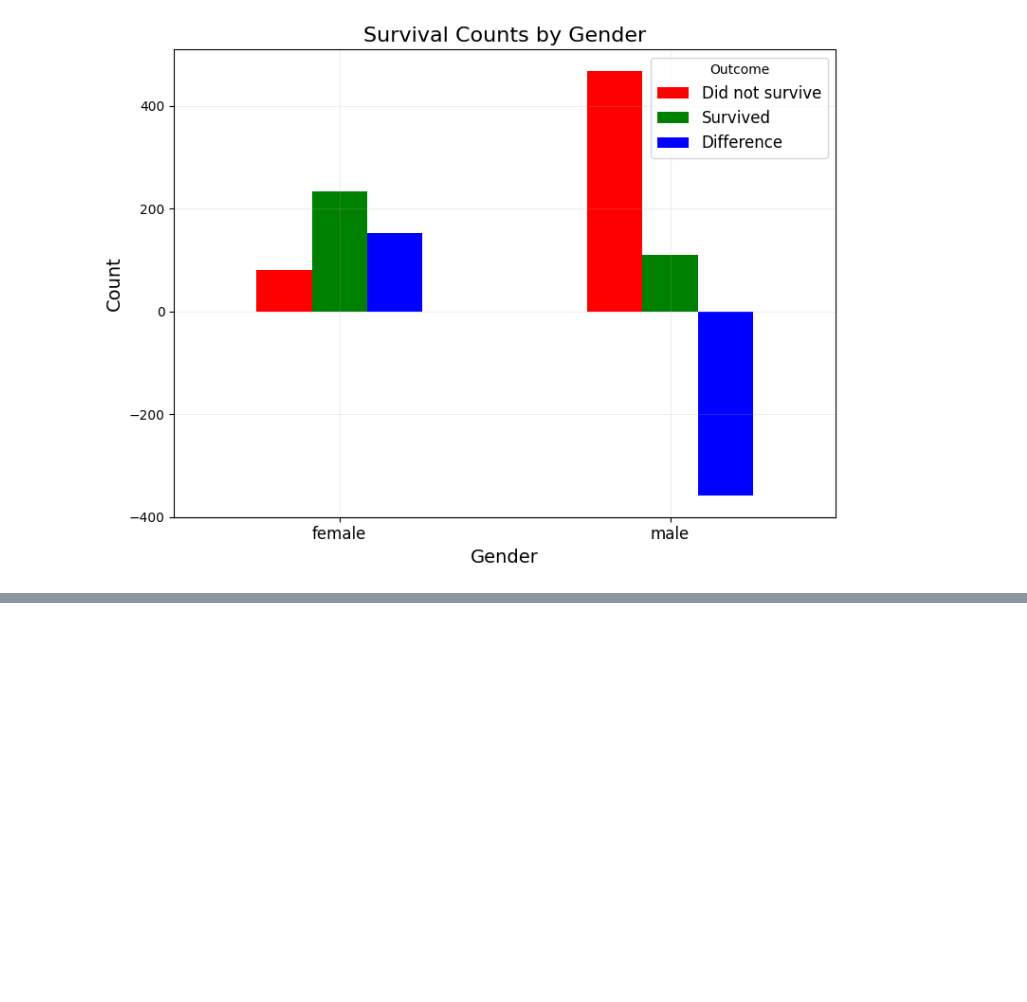
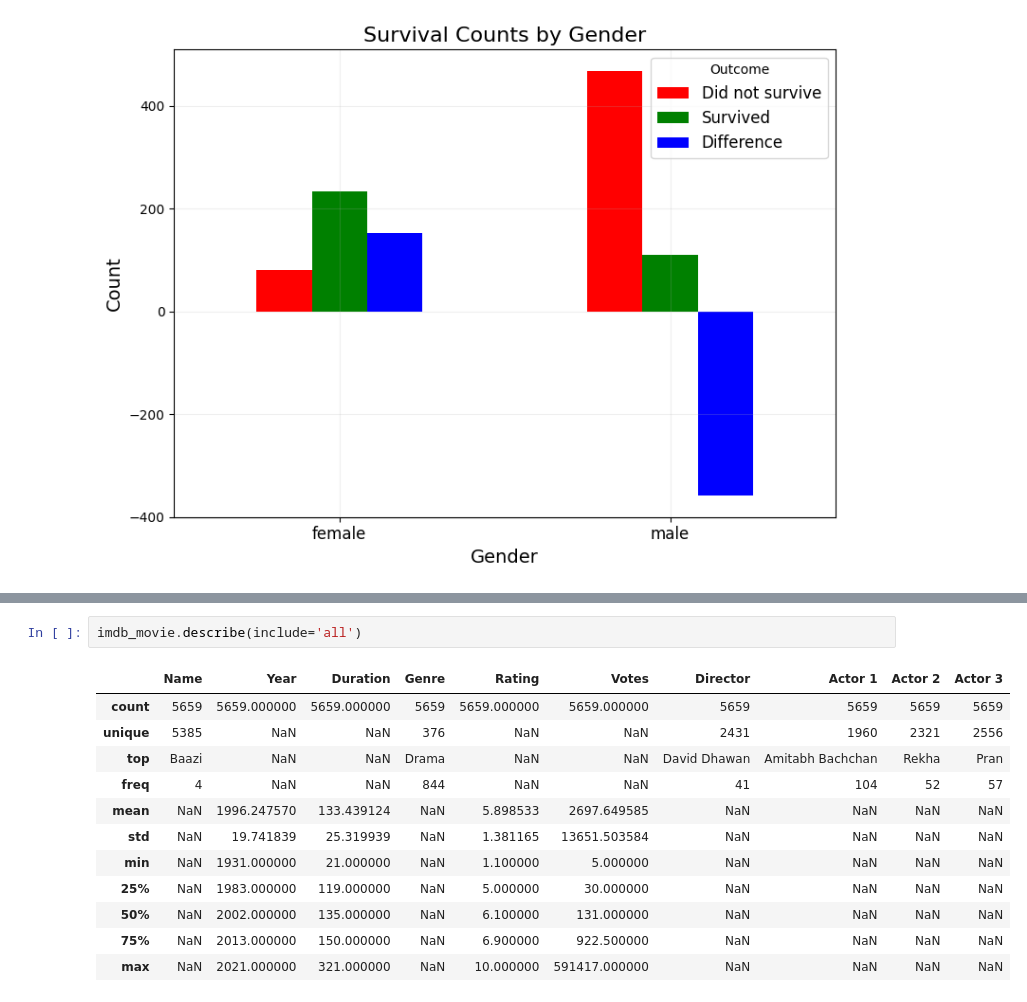
Before and after one commit to atchutannavivekkumar/codsoft-dataanalytics, a Jupyter notebook: codsoft.ipynb, the cells around one changed output, grey strips where cells are left out. Cells and saved outputs as stored; diff of their text form; blank space fills up the shorter version.

```diff
--- a/codsoft.ipynb
+++ b/codsoft.ipynb
@@ -141,0 +213,15 @@ plt.show()
+# %%
+imdb_movie.describe(include='all')
+# %% [output]
+|  | Name | Year | Duration | Genre | Rating | Votes | Director | Actor 1 | Actor 2 | Actor 3 |
+| count | 5659 | 5659.000000 | 5659.000000 | 5659 | 5659.000000 | 5659.000000 | 5659 | 5659 | 5659 | 5659 |
+| unique | 5385 | NaN | NaN | 376 | NaN | NaN | 2431 | 1960 | 2321 | 2556 |
+| top | Baazi | NaN | NaN | Drama | NaN | NaN | David Dhawan | Amitabh Bachchan | Rekha | Pran |
+| freq | 4 | NaN | NaN | 844 | NaN | NaN | 41 | 104 | 52 | 57 |
+| mean | NaN | 1996.247570 | 133.439124 | NaN | 5.898533 | 2697.649585 | NaN | NaN | NaN | NaN |
+| std | NaN | 19.741839 | 25.319939 | NaN | 1.381165 | 13651.503584 | NaN | NaN | NaN | NaN |
+| min | NaN | 1931.000000 | 21.000000 | NaN | 1.100000 | 5.000000 | NaN | NaN | NaN | NaN |
+| 25% | NaN | 1983.000000 | 119.000000 | NaN | 5.000000 | 30.000000 | NaN | NaN | NaN | NaN |
+| 50% | NaN | 2002.000000 | 135.000000 | NaN | 6.100000 | 131.000000 | NaN | NaN | NaN | NaN |
+| 75% | NaN | 2013.000000 | 150.000000 | NaN | 6.900000 | 922.500000 | NaN | NaN | NaN | NaN |
+| max | NaN | 2021.000000 | 321.000000 | NaN | 10.000000 | 591417.000000 | NaN | NaN | NaN | NaN |
```
Also changed, not shown: parts of 17 cells of this notebook.
